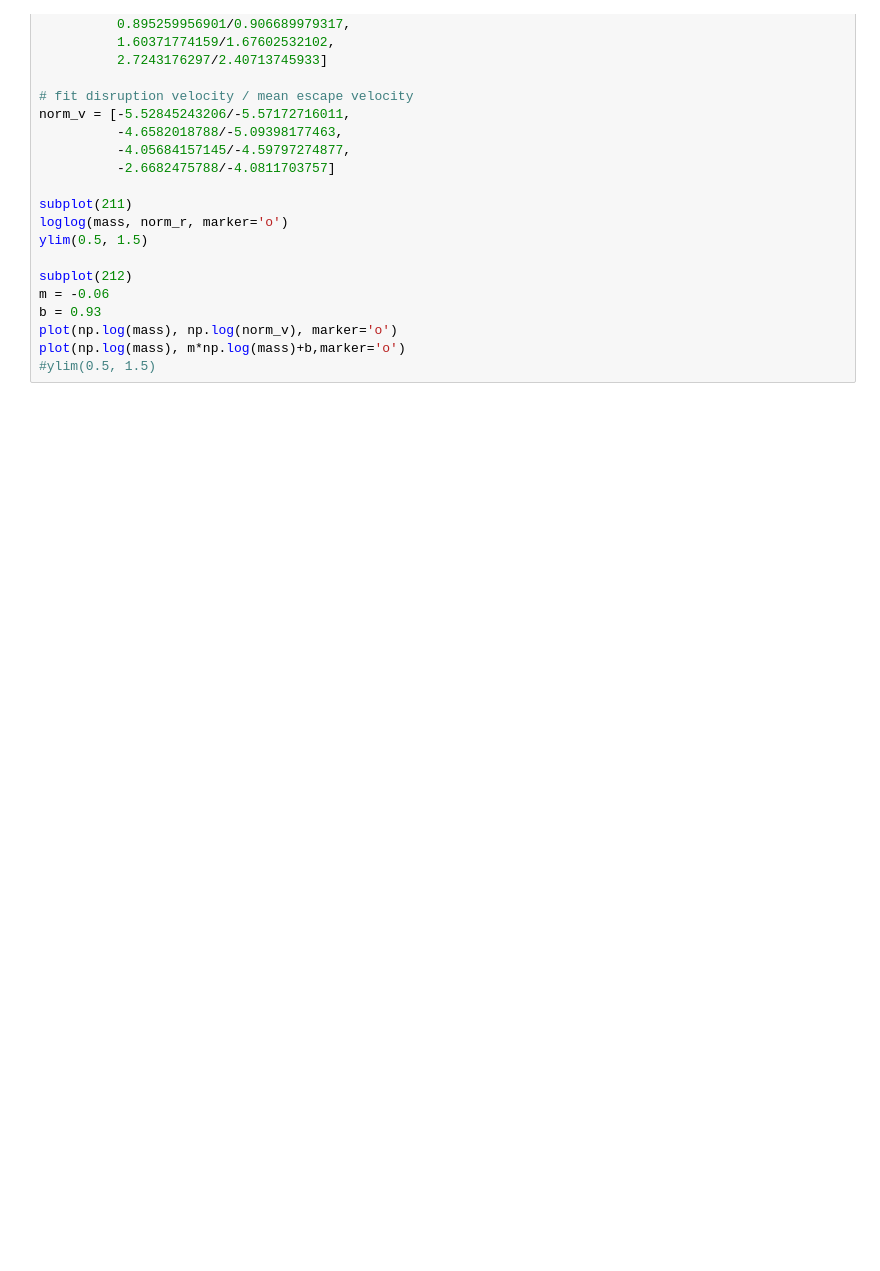
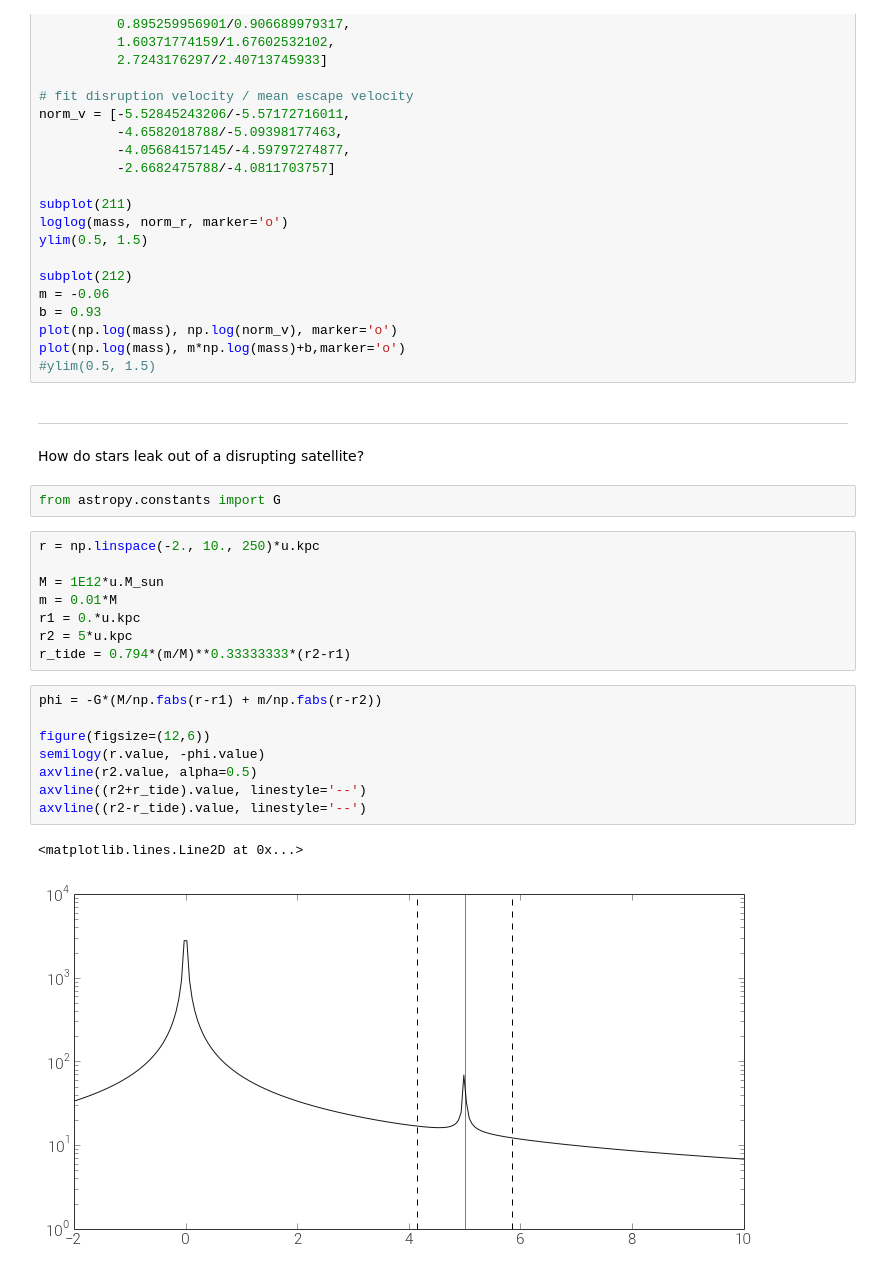
Before and after one commit to adrn/streams, a Jupyter notebook: text/notebooks/Gaussian ring.ipynb, the cells around one changed output. Cells and saved outputs as stored; diff of their text form; blank space fills up the shorter version.

```diff
--- a/text/notebooks/Gaussian ring.ipynb
+++ b/text/notebooks/Gaussian ring.ipynb
@@ -234,3 +234,28 @@ b = 0.93
 plot(np.log(mass), np.log(norm_v), marker='o')
 plot(np.log(mass), m*np.log(mass)+b,marker='o')
 #ylim(0.5, 1.5)
+# %% [markdown]
+----
+# %% [markdown]
+How do stars leak out of a disrupting satellite?
+# %%
+from astropy.constants import G
+# %%
+r = np.linspace(-2., 10., 250)*u.kpc
+
+M = 1E12*u.M_sun
+m = 0.01*M
+r1 = 0.*u.kpc
+r2 = 5*u.kpc
+r_tide = 0.794*(m/M)**0.33333333*(r2-r1)
+# %%
+phi = -G*(M/np.fabs(r-r1) + m/np.fabs(r-r2))
+
+figure(figsize=(12,6))
+semilogy(r.value, -phi.value)
+axvline(r2.value, alpha=0.5)
+axvline((r2+r_tide).value, linestyle='--')
+axvline((r2-r_tide).value, linestyle='--')
+# %% [output]
+<matplotlib.lines.Line2D at 0x...>
+[figure, added]
```
